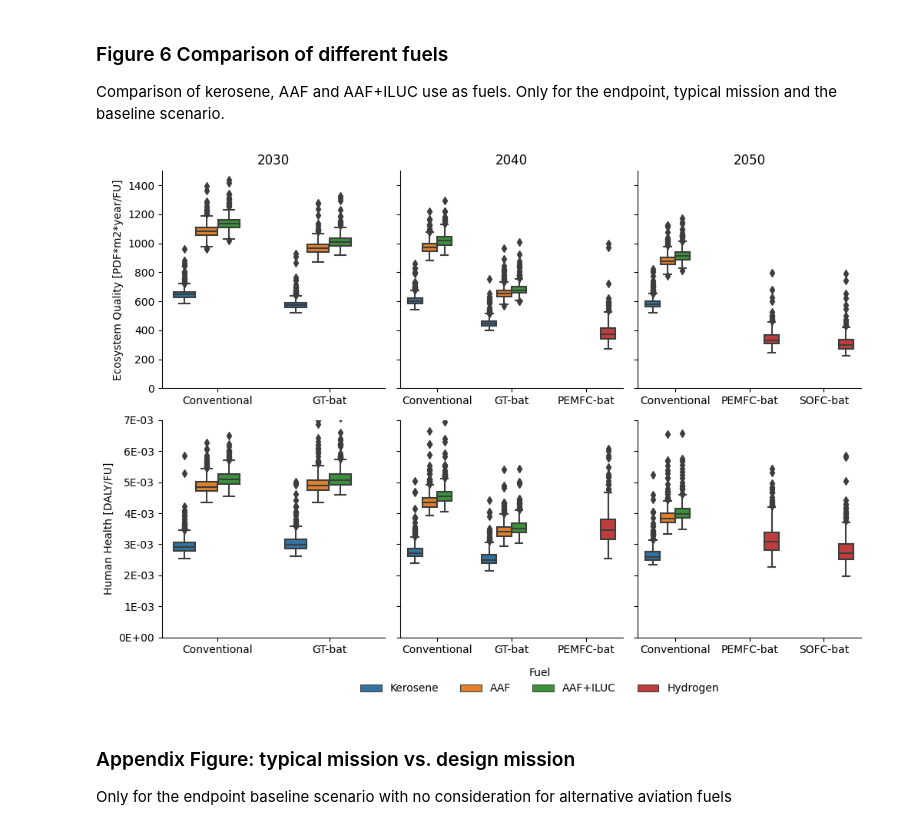
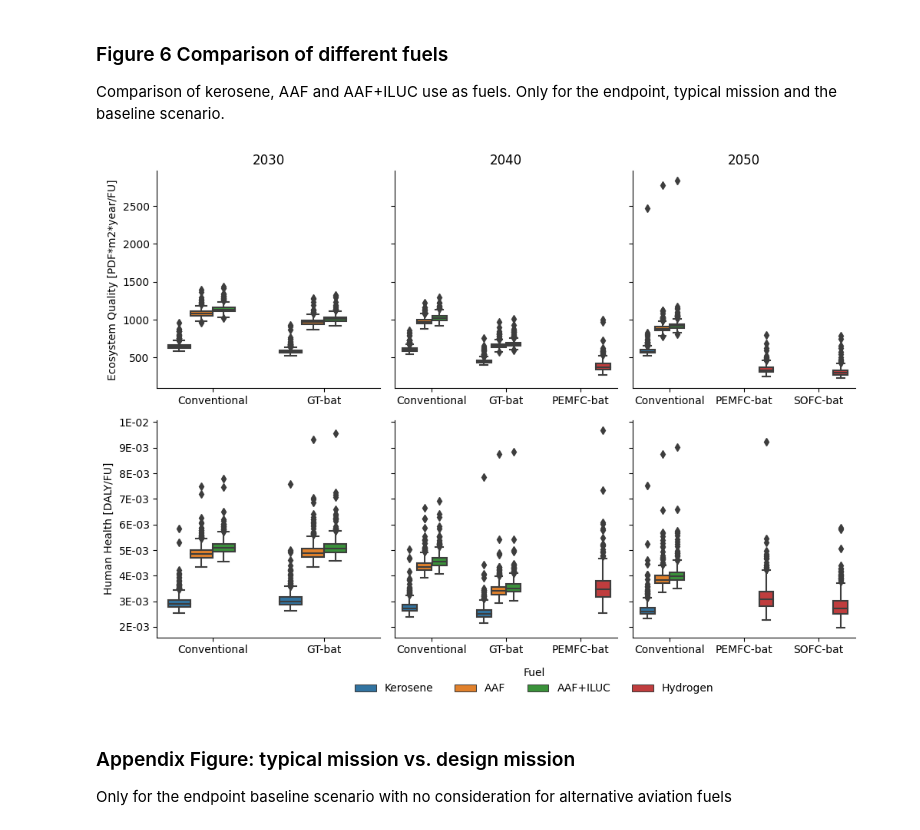
Before and after one commit to nilstho/pLCA_RegAC, a Jupyter notebook: Jupyter Notebooks/4_Data_curation_and_visualisation.ipynb, the cells around one changed output. Drawn from its saved outputs; the diff is of its cells as text; code cells hidden in the pictures.

```diff
--- a/Jupyter Notebooks/4_Data_curation_and_visualisation.ipynb
+++ b/Jupyter Notebooks/4_Data_curation_and_visualisation.ipynb
@@ -1323,27 +1318,27 @@ endpoints_NDC_typical=endpoints_NDC_typical.replace(['ILUC'],'AAF+ILUC')
 # %%
 g=sns.catplot(endpoints_NDC_typical,x='Configuration',y='Value',row='Damage',col='Year',hue='Fuel',sharey='row',margin_titles=True, sharex=False,kind='box', units='Unit', height=3.5, aspect=1,dodge=True)
 sns.move_legend(g, "lower center",bbox_to_anchor=(.5, -0.04), ncol=4,frameon=False)
 g.axes[0,0].set_ylabel("Ecosystem Quality [PDF*m2*year/FU]")
 g.axes[1,0].set_ylabel("Human Health [DALY/FU]")
 g.axes[0,0].set_title("2030")
 g.axes[0,1].set_title("2040")
 g.axes[0,2].set_title("2050")
 g.axes[1,0].set_xlabel('')
 g.axes[1,1].set_xlabel('')
 g.axes[1,2].set_xlabel('')
 
 
 #some outliers are excluded due to visibility considerations, the same figure with all outliers is presented in the supporting word file. To obtain that figure with all outliers the next two lines need to be outcommented.
-g.axes[0,0].set_ylim(0, 1500)
-g.axes[1,0].set_ylim(0, 0.007)
+#g.axes[0,0].set_ylim(0, 1500)
+#g.axes[1,0].set_ylim(0, 0.007)
 g.axes[1,0].yaxis.set_major_formatter(lambda x, pos: "{:.0E}".format(x))
 for i, ax in enumerate(g.axes.flat):
     plt.setp(ax.texts, text='')
 
-plt.savefig("F6_boxplot_endpoint_NDC_AAFs.svg", format='svg',bbox_inches='tight')
-#plt.savefig("SI_F6_boxplot_endpoint_NDC_AAFs.svg", format='svg',bbox_inches='tight')
+#plt.savefig("F6_boxplot_endpoint_NDC_AAFs.svg", format='svg',bbox_inches='tight')
+plt.savefig("SI_F6_boxplot_endpoint_NDC_AAFs.svg", format='svg',bbox_inches='tight')
 # %% [output]
-[figure, old version]
+[figure, new version]
 # %% [markdown]
 ### Appendix Figure: typical mission vs. design mission
 Only for the endpoint baseline scenario with no consideration for alternative aviation fuels
```
Also changed, not shown: parts of 8 cells of this notebook, 1 other file.
